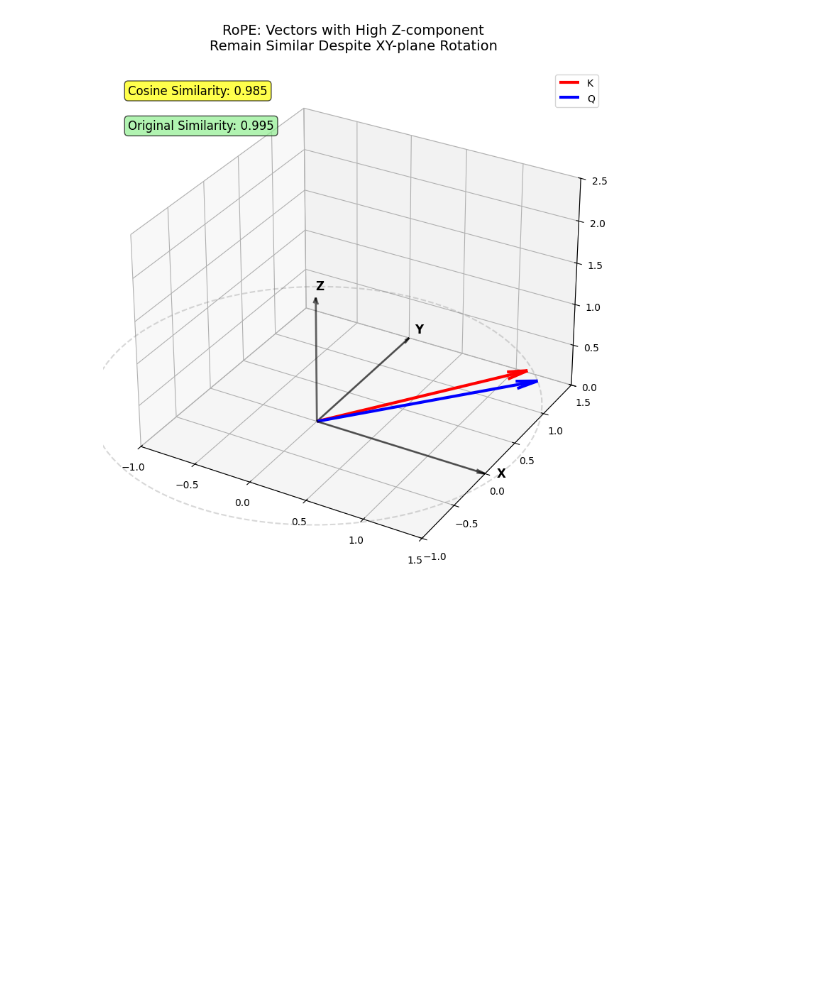
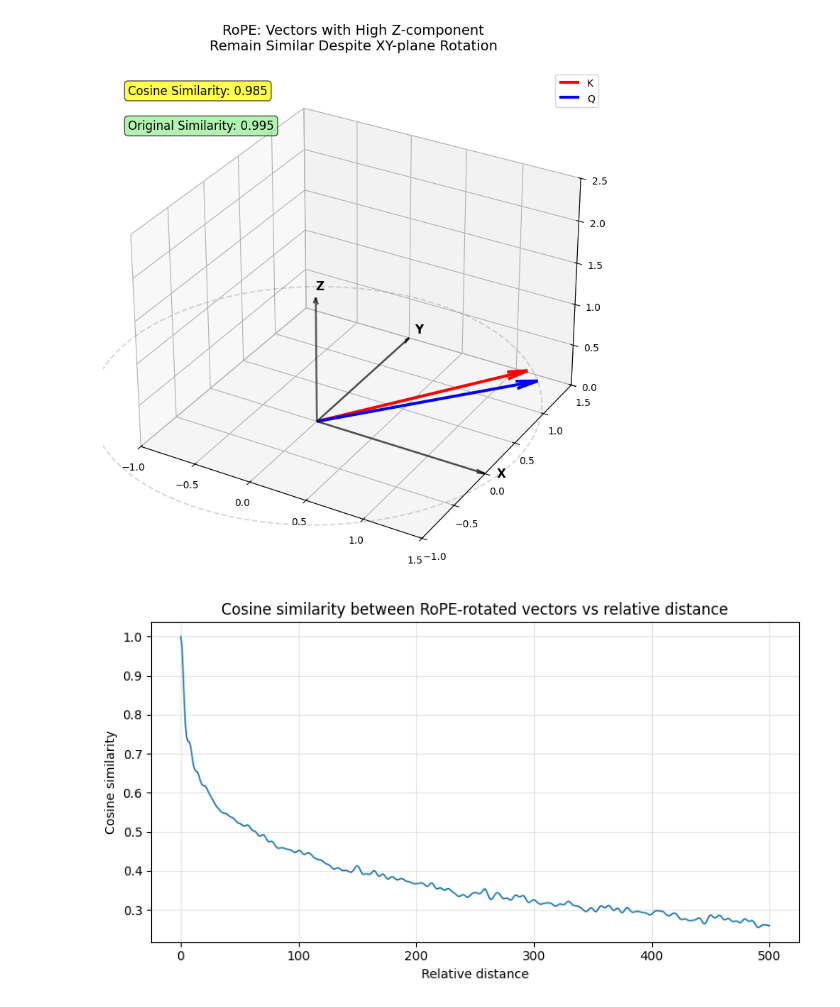
Before and after one commit to lorenzocesconetto/lorenzocesconetto.github.io, a Jupyter notebook: posts/RoPE/_visualizations.ipynb, the cells around one changed output. Drawn from its saved outputs; the diff is of its cells as text; code cells hidden in the pictures; blank space fills up the shorter version.

Commit message:
Add one more visualization

```diff
--- a/posts/RoPE/_visualizations.ipynb
+++ b/posts/RoPE/_visualizations.ipynb
@@ -875,3 +875,56 @@ plt.tight_layout()
 plt.show()
 # %% [output]
 [figure]
+# %%
+import numpy as np
+import matplotlib.pyplot as plt
+
+
+def rope_angle_between(q, k, d, base=10000.0):
+    q = np.asarray(q, dtype=np.float64)
+    k = np.asarray(k, dtype=np.float64)
+
+    D = len(k)
+    i = np.arange(0, D // 2, dtype=np.float64)
+    thetas = np.power(base, -2.0 * i / D)
+
+    angles = d * thetas
+    cos_t = np.cos(angles)
+    sin_t = np.sin(angles)
+
+    q_even = q[0::2]
+    q_odd = q[1::2]
+
+    q_rot_even = cos_t * q_even - sin_t * q_odd
+    q_rot_odd = sin_t * q_even + cos_t * q_odd
+
+    b_rot = np.empty_like(q)
+    b_rot[0::2] = q_rot_even
+    b_rot[1::2] = q_rot_odd
+
+    dot = float(np.dot(k, b_rot))
+    na = float(np.linalg.norm(k))
+    nb = float(np.linalg.norm(b_rot))
+    cosine = dot / (na * nb)
+    return cosine
+
+
+rng = np.random.default_rng(42)
+D = 10_000  # even dimension
+vec_a = rng.normal(size=D)
+vec_b = vec_a  # initially equal (very close)
+
+max_d = 500
+ds = np.arange(max_d + 1)
+angles = np.array([rope_angle_between(vec_a, vec_b, int(d)) for d in ds])
+
+plt.figure(figsize=(8, 4.5))
+plt.plot(ds, angles, lw=1.2)
+plt.xlabel("Relative distance")
+plt.ylabel("Cosine similarity")
+plt.title("Cosine similarity between RoPE-rotated vectors vs relative distance")
+plt.grid(True, alpha=0.3)
+plt.tight_layout()
+plt.show()
+# %% [output]
+[figure, added]
```
Also changed, not shown: 3 other files.
